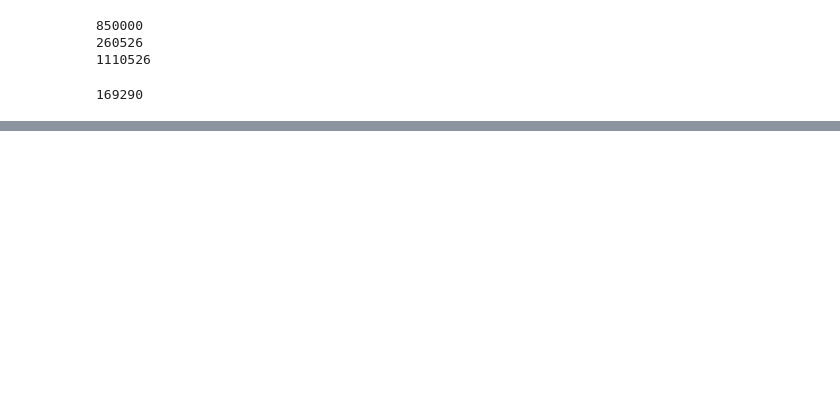
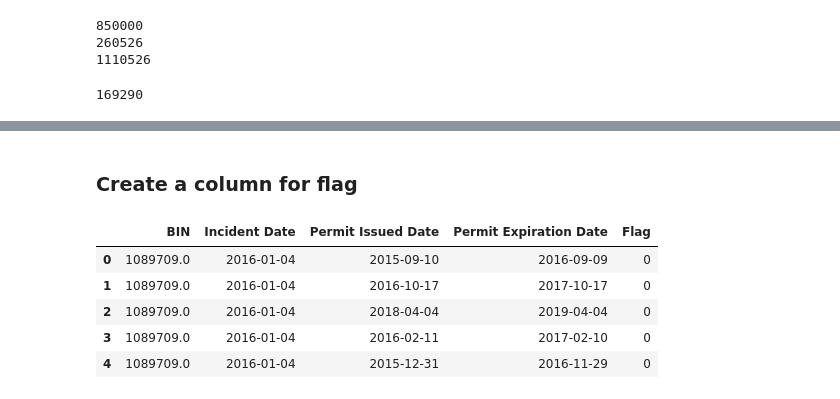
Before and after one commit to ahsan-fayyaz/DOB-Construction-Injury-Predictions, a Jupyter notebook: Data Cleaning.ipynb, the cells around one changed output, grey strips where cells are left out. Drawn from its saved outputs; the diff is of its cells as text; code cells hidden in the pictures; blank space fills up the shorter version.

```diff
--- a/Data Cleaning.ipynb
+++ b/Data Cleaning.ipynb
@@ -157,0 +230,12 @@ permits_df.tail()
+# %% [markdown]
+### Create a column for flag
+# %%
+merged_dataset["Flag"] = 0
+merged_dataset.head()
+# %% [output]
+|  | BIN | Incident Date | Permit Issued Date | Permit Expiration Date | Flag |
+| 0 | 1089709.0 | 2016-01-04 | 2015-09-10 | 2016-09-09 | 0 |
+| 1 | 1089709.0 | 2016-01-04 | 2016-10-17 | 2017-10-17 | 0 |
+| 2 | 1089709.0 | 2016-01-04 | 2018-04-04 | 2019-04-04 | 0 |
+| 3 | 1089709.0 | 2016-01-04 | 2016-02-11 | 2017-02-10 | 0 |
+| 4 | 1089709.0 | 2016-01-04 | 2015-12-31 | 2016-11-29 | 0 |
```
Also changed, not shown: parts of 23 cells of this notebook.
